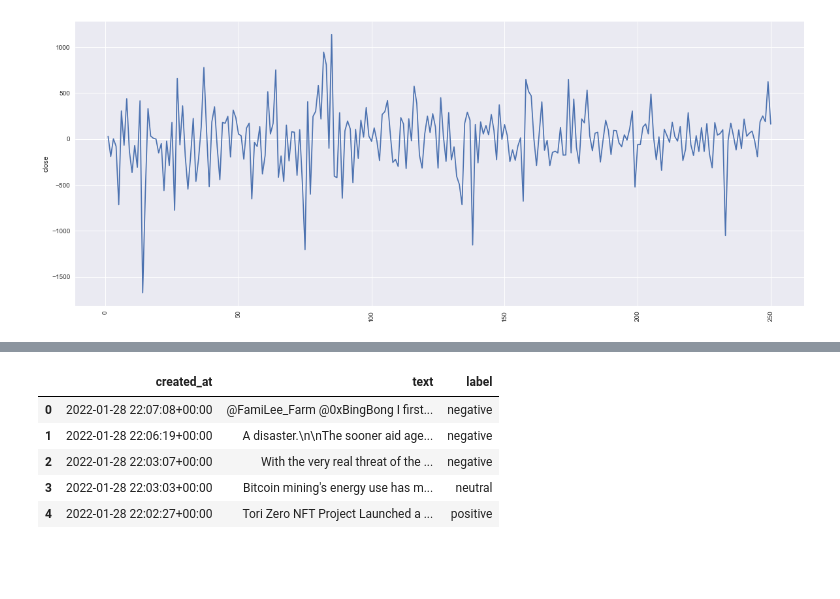
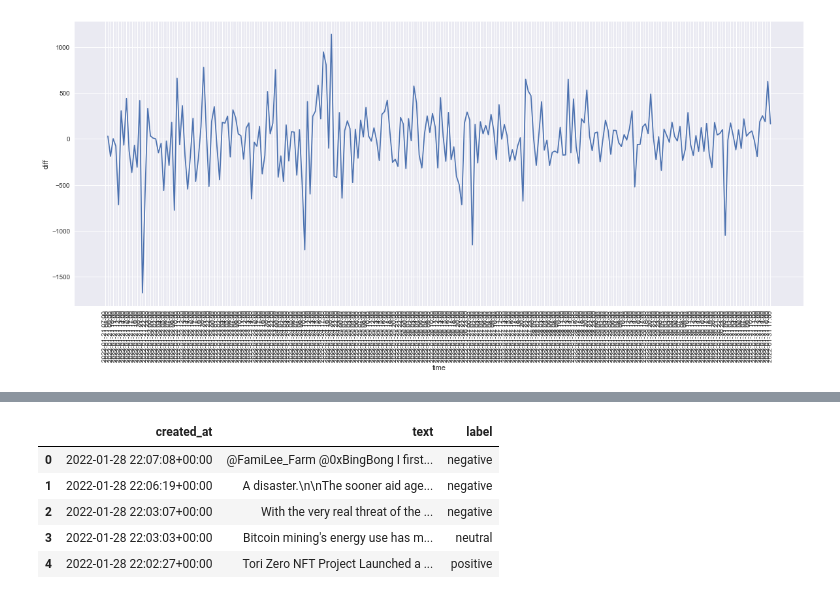
Before and after one commit to szafranskifilip/bitcoin_sentiment_analysis, a Jupyter notebook: data_viz.ipynb, the cells around one changed output, grey strips where cells are left out. Cells and saved outputs as stored; diff of their text form; code cells hidden in the pictures; blank space fills up the shorter version.

```diff
--- a/data_viz.ipynb
+++ b/data_viz.ipynb
@@ -38 +35,6 @@ warnings.filterwarnings('ignore')
 [nltk_data]   Package punkt is already up-to-date!
+# %%
+def timestamp_to_hour(x):
+    x = pd.to_datetime(x)
+    timestamp = x.strftime('%Y-%m-%d %H:00')
+    return timestamp
@@ -64,0 +76,3 @@ df_btc_usd.head()
+# %%
+df_btc_usd['time'] = df_btc_usd['time'].apply(timestamp_to_hour)
+df_btc_usd.head(2)
@@ -72,0 +89,5 @@ df_btc_usd_diff = df_btc_usd['close'].diff()
+# %%
+df_btc_usd_diff = df_btc_usd.copy()
+df_btc_usd_diff['diff'] = df_btc_usd_diff['close'].diff()
+df_btc_usd_diff['diff_high_low'] = df_btc_usd_diff['high']-df_btc_usd_diff['low']
+df_btc_usd_diff.set_index('time', inplace=True)
@@ -73,6 +104,6 @@ df_btc_usd_diff = df_btc_usd['close'].diff()
 # %%
 plt.figure(figsize=(20,8))
-ax = sns.lineplot(data=df_btc_usd_diff)
+ax = sns.lineplot(data=df_btc_usd_diff, x='time', y='diff')
 ax.tick_params(axis='x', rotation=90);
 # %% [output]
-[figure, old version]
+[figure, new version]
```
Also changed, not shown: parts of 40 cells of this notebook, 1 other file.
